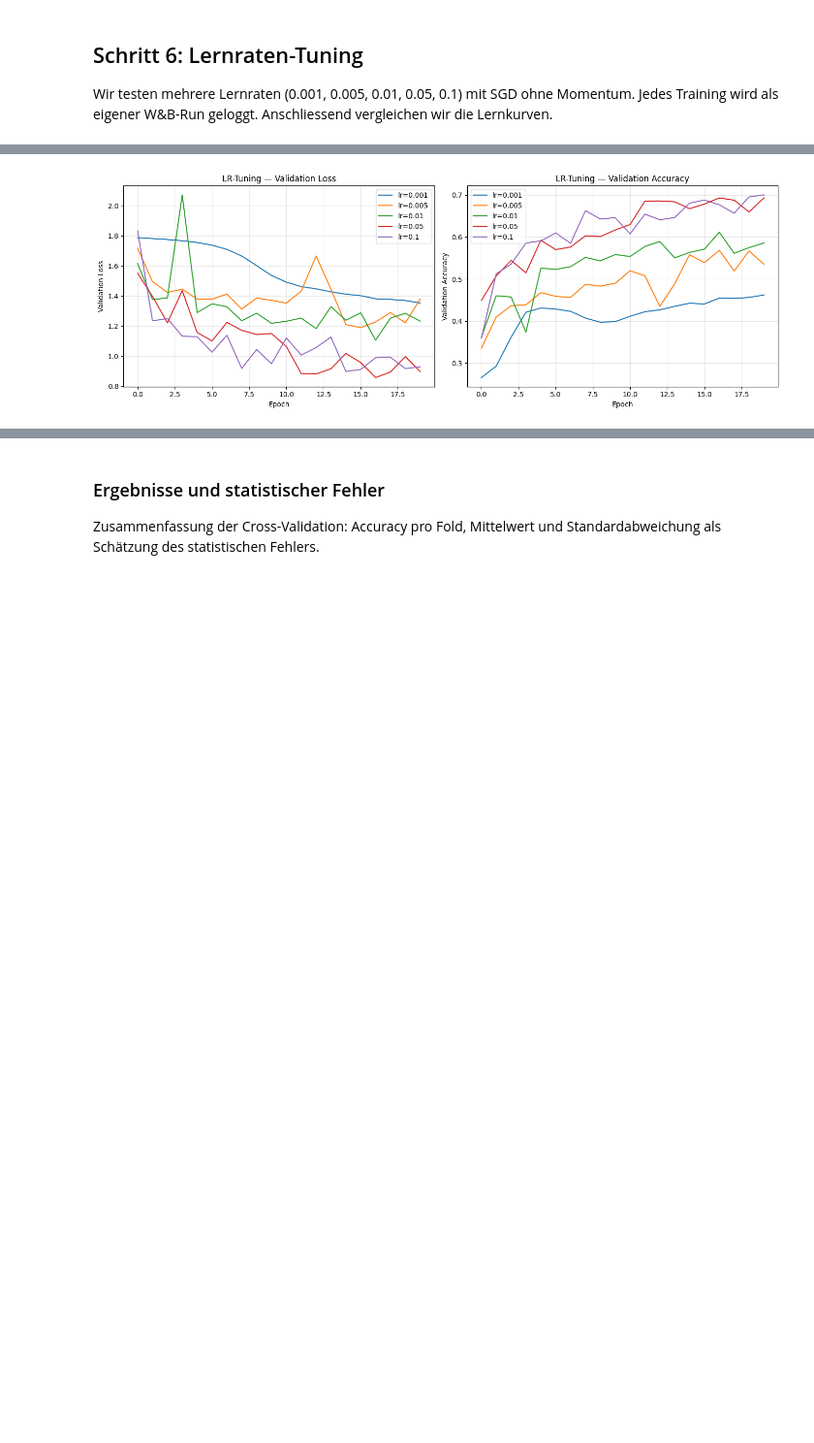
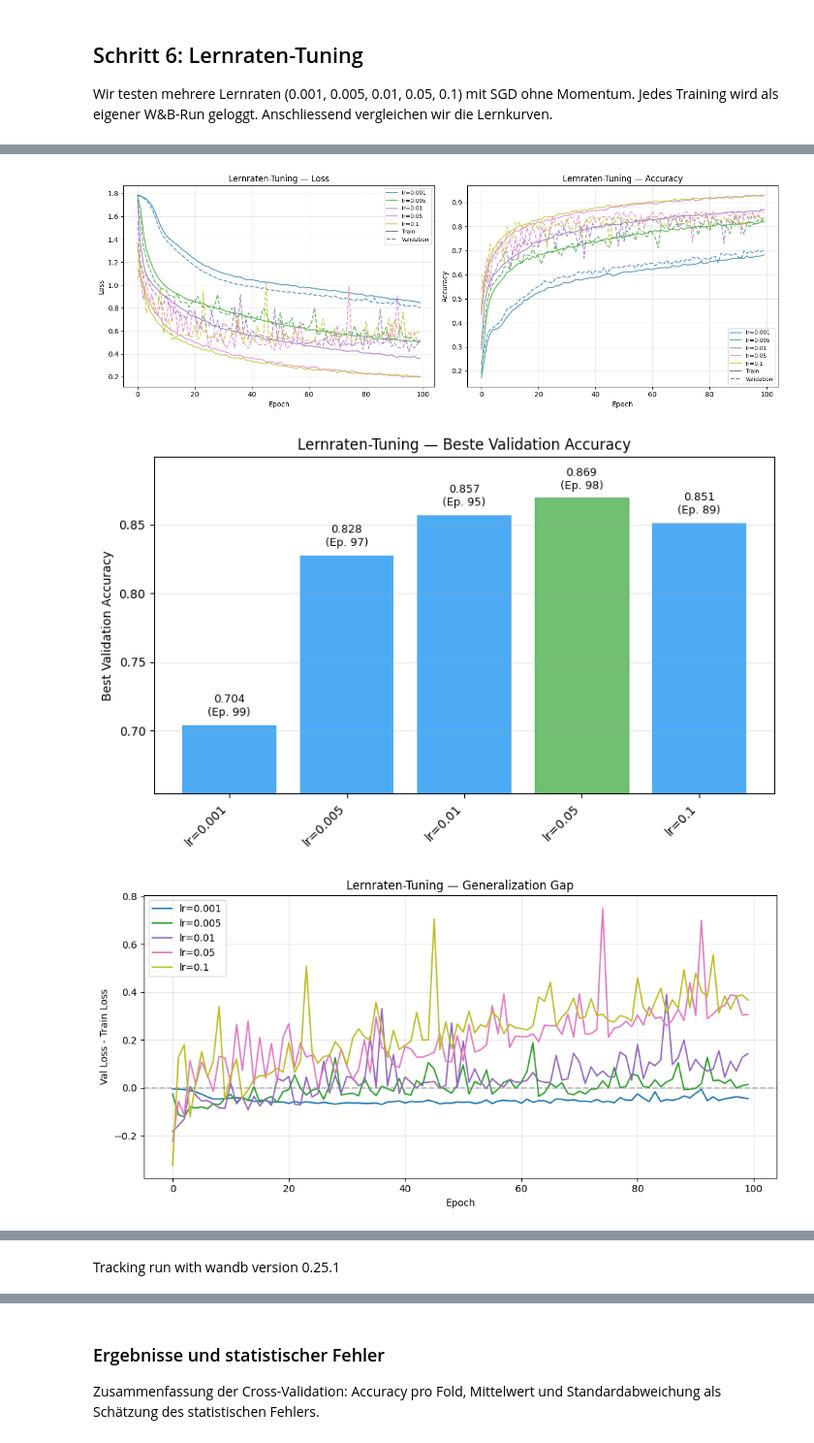
Before and after one commit to mannaluca02/del, a Jupyter notebook: src/00_first_model.ipynb, the cells around one changed output, grey strips where cells are left out. Shown at 97% size. Cells and saved outputs as stored; diff of their text form; code cells hidden in the pictures; blank space fills up the shorter version.

```diff
--- a/src/00_first_model.ipynb
+++ b/src/00_first_model.ipynb
@@ -228,17 +351,20 @@ CenterCrop (64x64) für Validation/Test: Deterministisch den mittleren Ausschnit
 # Train: RandomResizedCrop + HorizontalFlip als Data Augmentation
 transform_train = transforms.Compose(
     [
-        transforms.RandomResizedCrop(64, scale=(0.4, 1.0)),
+        transforms.RandomResizedCrop(
+            64, scale=(0.4, 1.0)
+        ),  # TODO Fragen ob bei Etappe bereits erlaubt ist.
         transforms.RandomHorizontalFlip(),
         transforms.ToTensor(),  # PIL -> Tensor [0,1], HWC -> CHW
         transforms.Normalize(mean=channel_mean.tolist(), std=channel_std.tolist()),
     ]
 )
 
+
 # Validation/Test: CenterCrop für deterministische Evaluation
 transform_eval = transforms.Compose(
     [
-        transforms.CenterCrop(64),  # Mittlerer 64x64 Ausschnitt
+        transforms.Resize((64, 64)),  # Beide Dimensionen auf 64x64 erzwingen
         transforms.ToTensor(),
         transforms.Normalize(mean=channel_mean.tolist(), std=channel_std.tolist()),
     ]
@@ -403,6 +524,7 @@ def train_model(
 ):
     """Kompletter Trainingsloop mit optionalem W&B-Logging. Gibt History-Dict zurück."""
     history = {"train_loss": [], "train_acc": [], "val_loss": [], "val_acc": []}
+    start_time = time.time()
 
     for epoch in range(epochs):
         train_loss, train_acc = train_epoch(
@@ -430,11 +552,17 @@ def train_model(
             f"Epoch {epoch:3d} | Train Loss: {train_loss:.4f}  Acc: {train_acc:.4f} | Val Loss: {val_loss:.4f}  Acc: {val_acc:.4f}"
         )
 
+    elapsed = time.time() - start_time
+    minutes, seconds = divmod(elapsed, 60)
+    print(
+        f"\nTraining abgeschlossen in {int(minutes)}m {seconds:.1f}s ({epochs} Epochen, {elapsed/epochs:.2f}s/Epoche)"
+    )
+
     return history
 
 
 def plot_training(history, title="Lernkurven"):
-    """Plottet Loss und Accuracy (Train vs Val)."""
+    """Plottet Loss und Accuracy (Train vs Val). Gibt die Figure zurück."""
     epochs = range(len(history["train_loss"]))
 
     fig, (ax1, ax2) = plt.subplots(1, 2, figsize=(14, 5))
@@ -457,3 +585,4 @@ def plot_training(history, title="Lernkurven"):
 
     plt.tight_layout()
     plt.show()
+    return fig
@@ -664,7 +1246,7 @@ Wir testen mehrere Lernraten (0.001, 0.005, 0.01, 0.05, 0.1) mit SGD ohne Moment
 # LR-Tuning: mehrere Lernraten vergleichen
 learning_rates = [0.001, 0.005, 0.01, 0.05, 0.1]
 lr_histories = {}
-LR_EPOCHS = 20
+LR_EPOCHS = 100
 
 for lr in learning_rates:
     print(f"\n{'='*60}")
@@ -741,30 +1330,46 @@ Validation Loss und Accuracy aller getesteten Lernraten im Vergleich. Auswahl de
 # %%
-# Vergleichsplot: alle Lernraten
-fig, (ax1, ax2) = plt.subplots(1, 2, figsize=(14, 5))
+# 1. Train + Val Vergleich (solid=Train, gestrichelt=Validation)
+fig_comp = plot_hp_comparison(lr_histories, hp_name="lr", hp_label="Lernraten")
 
-for lr, hist in lr_histories.items():
-    epochs = range(len(hist["val_loss"]))
-    ax1.plot(epochs, hist["val_loss"], label=f"lr={lr}")
-    ax2.plot(epochs, hist["val_acc"], label=f"lr={lr}")
+# 2. Beste Validation Accuracy pro LR
+fig_bar = plot_hp_best_accuracy(lr_histories, hp_name="lr", hp_label="Lernraten")
 
-ax1.set_xlabel("Epoch")
-ax1.set_ylabel("Validation Loss")
-ax1.set_title("LR-Tuning — Validation Loss")
-ax1.legend()
-ax1.grid(True, alpha=0.3)
-
-ax2.set_xlabel("Epoch")
-ax2.set_ylabel("Validation Accuracy")
-ax2.set_title("LR-Tuning — Validation Accuracy")
-ax2.legend()
-ax2.grid(True, alpha=0.3)
-
-plt.tight_layout()
-plt.show()
+# 3. Generalization Gap Vergleich
+fig_gap = plot_hp_gap_comparison(lr_histories, hp_name="lr", hp_label="Lernraten")
 
 # Beste LR ermitteln
 best_lr = max(lr_histories.keys(), key=lambda lr: max(lr_histories[lr]["val_acc"]))
 best_val_acc = max(lr_histories[best_lr]["val_acc"])
-print(f"\nBeste Lernrate: {best_lr} (max Val Accuracy: {best_val_acc:.4f})")
+best_lr_epoch = int(np.argmax(lr_histories[best_lr]["val_acc"]))
+print(
+    f"\nBeste Lernrate: {best_lr} (Val Accuracy: {best_val_acc:.4f}, Epoche {best_lr_epoch})"
+)
+
+# W&B Summary-Run fuer LR-Tuning
+run = wandb.init(
+    project="del-mini-challenge",
+    name="lr-tuning-summary",
+    config={
+        "experiment": "lr-tuning-summary",
+        "learning_rates": [str(lr) for lr in lr_histories.keys()],
+    },
+    reinit=True,
+)
+wandb.log(
+    {
+        "lr_tuning/comparison": wandb.Image(fig_comp),
+        "lr_tuning/best_accuracy": wandb.Image(fig_bar),
+        "lr_tuning/generalization_gap": wandb.Image(fig_gap),
+        "lr_tuning/best_lr": best_lr,
+        "lr_tuning/best_val_acc": best_val_acc,
+        "lr_tuning/best_epoch": best_lr_epoch,
+    }
+)
+plt.close(fig_comp)
+plt.close(fig_bar)
+plt.close(fig_gap)
+wandb.finish()
 # %% [output]
-[figure, old version]
+[figure, new version]
+[figure, added]
+[figure, added]
@@ -771,0 +1378 @@ Beste Lernrate: 0.1 (max Val Accuracy: 0.7000)
+Tracking run with wandb version 0.25.1
```
Also changed, not shown: parts of 41 cells of this notebook, 2 other files.
